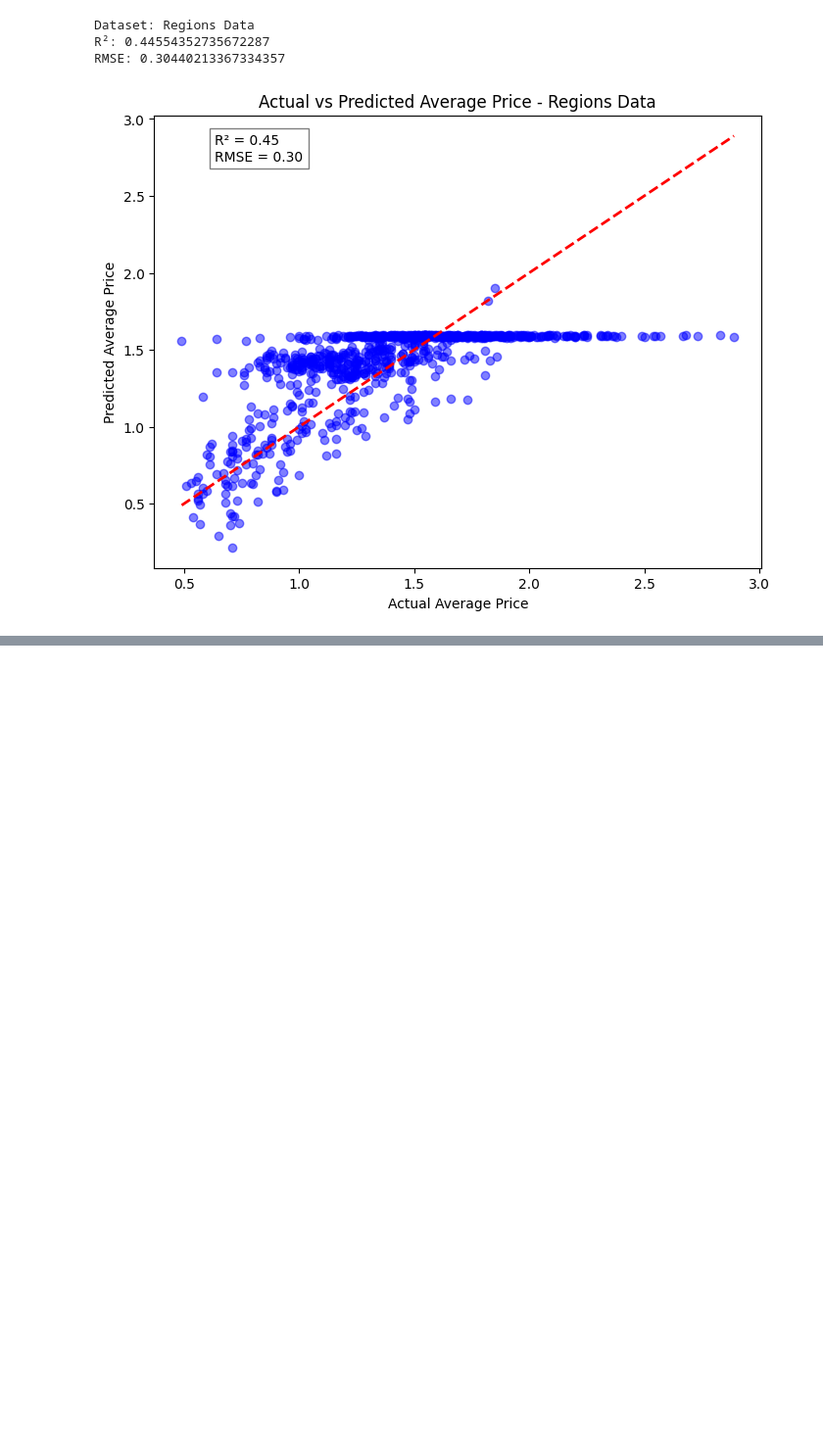
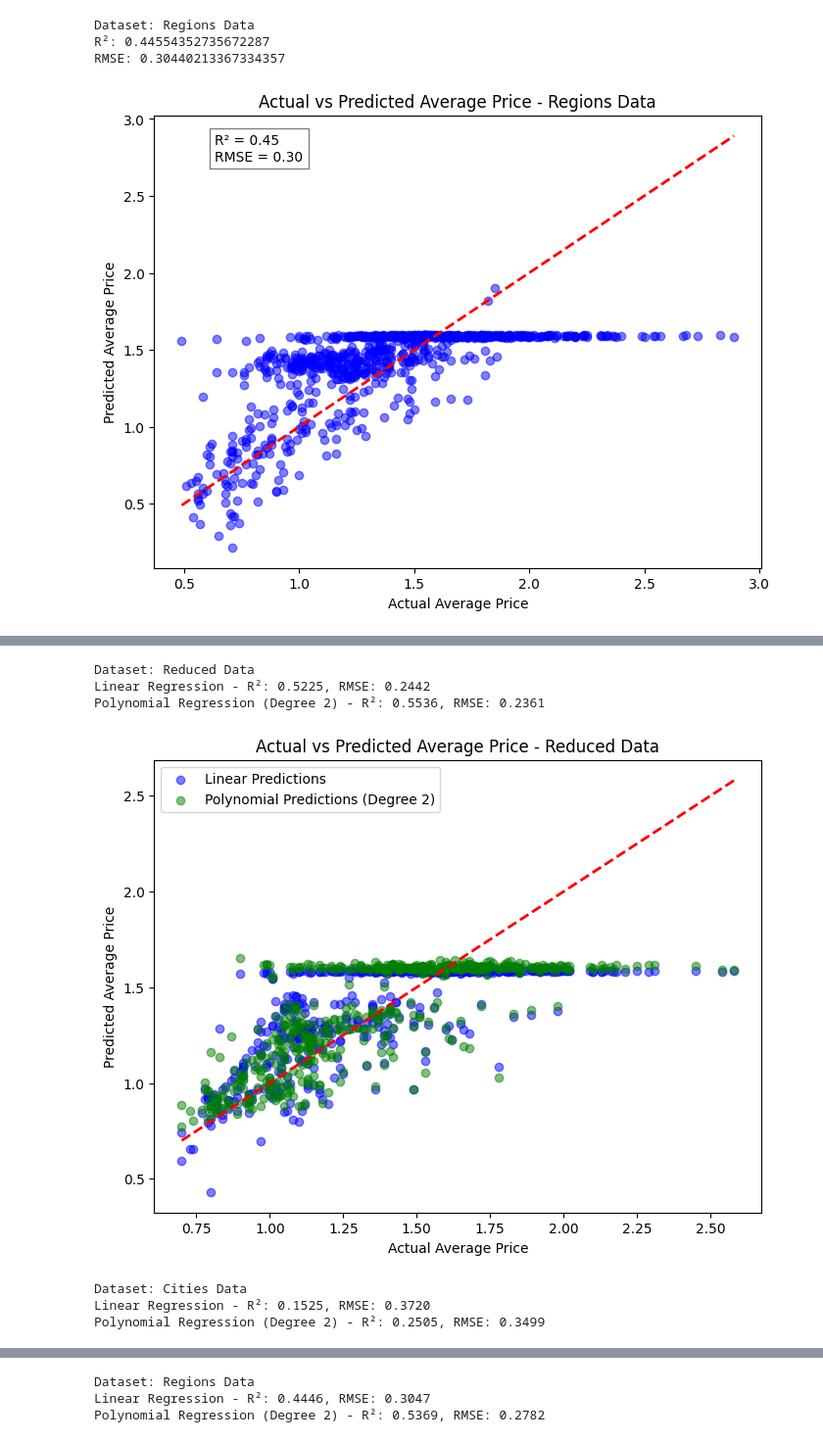
Before and after one commit to ahenao/aguacate-aljoan, a Jupyter notebook: notebooks/jose/proyecto-5.ipynb, the cells around one changed output, grey strips where cells are left out. Shown at 98% size. Cells and saved outputs as stored; diff of their text form; code cells hidden in the pictures; blank space fills up the shorter version.

Commit message:
actualizado proyecto-3.ipynb proyecto-5.ipynb

```diff
--- a/notebooks/jose/proyecto-5.ipynb
+++ b/notebooks/jose/proyecto-5.ipynb
@@ -670,11 +719,78 @@ Comenta sobre las variables más significativas y su relevancia.
 # %%
 # 5.8 Modelos de Regresión para Diferenciar Volúmenes de Ventas
 """
 Modelos de Regresión para Diferenciar Volúmenes de Ventas:
 
 Uso de Datos: Usa AveragePrice, Total Volume, 4046, 4225, y 4770.
 Esperado:
 Ajusta modelos de regresión para analizar cómo los diferentes volúmenes de ventas afectan AveragePrice.
 Compara los resultados de regresión lineal y polinómica.
 Presenta las conclusiones de tus análisis.
 """
+from sklearn.linear_model import LinearRegression
+from sklearn.preprocessing import PolynomialFeatures
+from sklearn.metrics import r2_score, mean_squared_error
+from sklearn.model_selection import train_test_split
+import numpy as np
+import pandas as pd
+
+# List of dataframes to loop through
+dataframes = [df_reduced, df_cities, df_regions]
+titles = ["Reduced Data", "Cities Data", "Regions Data"]
+
+# Define the features and target
+features = ['Total Volume', '4046', '4225', '4770']
+target = 'AveragePrice'
+
+# Degree of polynomial for polynomial regression
+poly_degree = 2
+
+# Loop over each dataset
+for idx, data in enumerate(dataframes):
+    print(f"\nDataset: {titles[idx]}")
+
+    # Define independent (X) and dependent (y) variables
+    X = data[features]
+    y = data[target]
+
+    # Split data into training and testing sets
+    X_train, X_test, y_train, y_test = train_test_split(X, y, test_size=0.2, random_state=42)
+
+    # Linear Regression
+    linear_model = LinearRegression()
+    linear_model.fit(X_train, y_train)
+    y_pred_linear = linear_model.predict(X_test)
+    r2_linear = r2_score(y_test, y_pred_linear)
+    rmse_linear = np.sqrt(mean_squared_error(y_test, y_pred_linear))
+    print(f"Linear Regression - R²: {r2_linear:.4f}, RMSE: {rmse_linear:.4f}")
+
+    # Polynomial Regression
+    poly = PolynomialFeatures(degree=poly_degree)
+    X_train_poly = poly.fit_transform(X_train)
+    X_test_poly = poly.transform(X_test)
+
+    poly_model = LinearRegression()
+    poly_model.fit(X_train_poly, y_train)
+    y_pred_poly = poly_model.predict(X_test_poly)
+    r2_poly = r2_score(y_test, y_pred_poly)
+    rmse_poly = np.sqrt(mean_squared_error(y_test, y_pred_poly))
+    print(f"Polynomial Regression (Degree {poly_degree}) - R²: {r2_poly:.4f}, RMSE: {rmse_poly:.4f}")
+
+    # Comparison Plot: Linear vs Polynomial Regression
+    plt.figure(figsize=(8, 6))
+    plt.scatter(y_test, y_pred_linear, label="Linear Predictions", alpha=0.5, color="blue")
+    plt.scatter(y_test, y_pred_poly, label=f"Polynomial Predictions (Degree {poly_degree})", alpha=0.5, color="green")
+    plt.plot([y_test.min(), y_test.max()], [y_test.min(), y_test.max()], 'r--', lw=2)  # Perfect prediction line
+    plt.title(f"Actual vs Predicted Average Price - {titles[idx]}")
+    plt.xlabel("Actual Average Price")
+    plt.ylabel("Predicted Average Price")
+    plt.legend()
+    plt.show()
+# %% [output]
+Dataset: Reduced Data
+Linear Regression - R²: 0.5225, RMSE: 0.2442
+Polynomial Regression (Degree 2) - R²: 0.5536, RMSE: 0.2361
+[figure, added]
+Dataset: Cities Data
+Linear Regression - R²: 0.1525, RMSE: 0.3720
+Polynomial Regression (Degree 2) - R²: 0.2505, RMSE: 0.3499
@@ -680,0 +798,3 @@ Presenta las conclusiones de tus análisis.
+Dataset: Regions Data
+Linear Regression - R²: 0.4446, RMSE: 0.3047
+Polynomial Regression (Degree 2) - R²: 0.5369, RMSE: 0.2782
```
Also changed, not shown: parts of 5 cells of this notebook, 1 other file.
